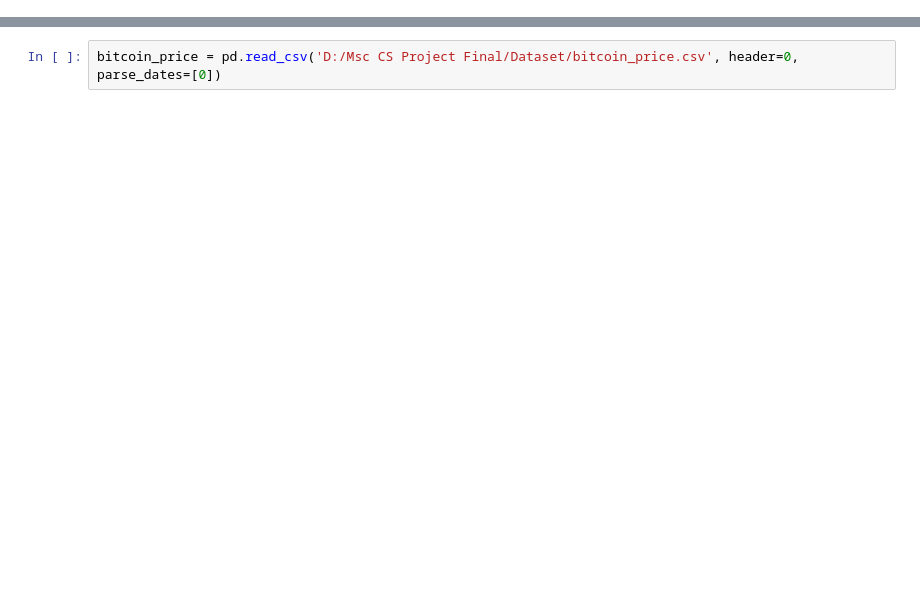
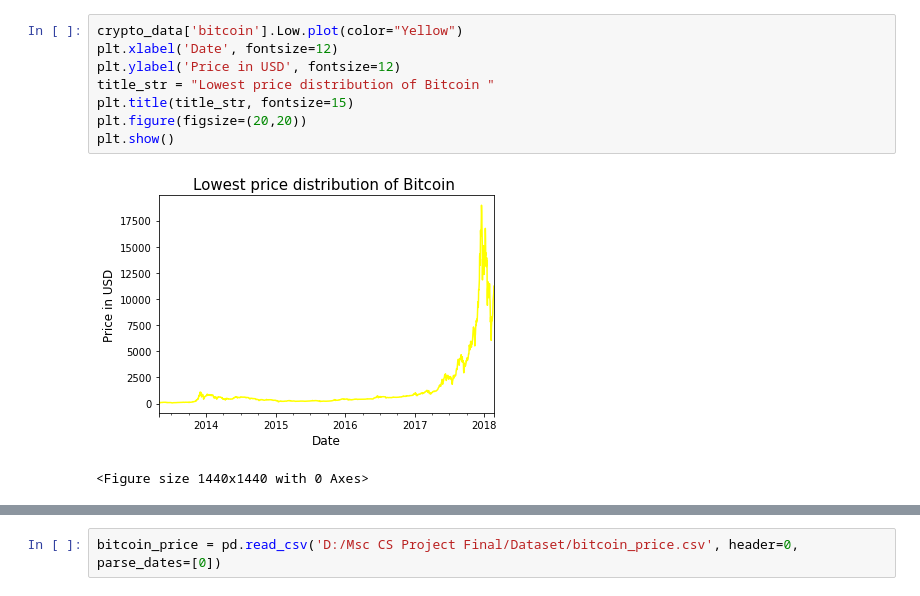
Before and after one commit to pravinknr/MSc-Computer-Science-Project-2020-, a Jupyter notebook: Cryptocurency Historic data Analysis/Python/Cryptocurrency Price Prediction and Analysis.ipynb, the cells around one changed output, grey strips where cells are left out. Saved outputs shown, nothing was run; the diff lists cells and outputs as text; blank space fills up the shorter version.

```diff
--- a/Cryptocurency Historic data Analysis/Python/Cryptocurrency Price Prediction and Analysis.ipynb
+++ b/Cryptocurency Historic data Analysis/Python/Cryptocurrency Price Prediction and Analysis.ipynb
@@ -28,0 +139,11 @@ from statsmodels.tsa.arima_model import ARIMA
+# %%
+crypto_data['bitcoin'].Low.plot(color="Yellow")
+plt.xlabel('Date', fontsize=12)
+plt.ylabel('Price in USD', fontsize=12)
+title_str = "Lowest price distribution of Bitcoin "
+plt.title(title_str, fontsize=15)
+plt.figure(figsize=(20,20))
+plt.show()
+# %% [output]
+[figure, added]
+<Figure size 1440x1440 with 0 Axes>
```
Also changed, not shown: parts of 163 cells of this notebook, 19 other files.
